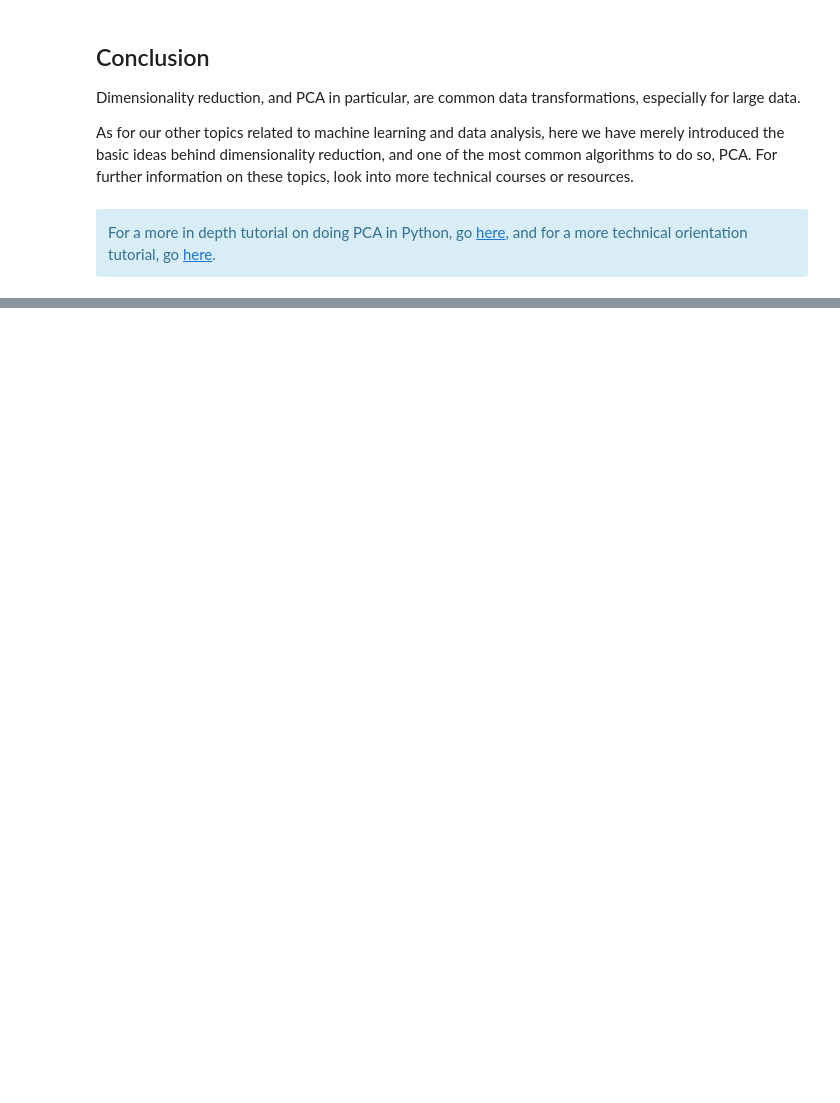
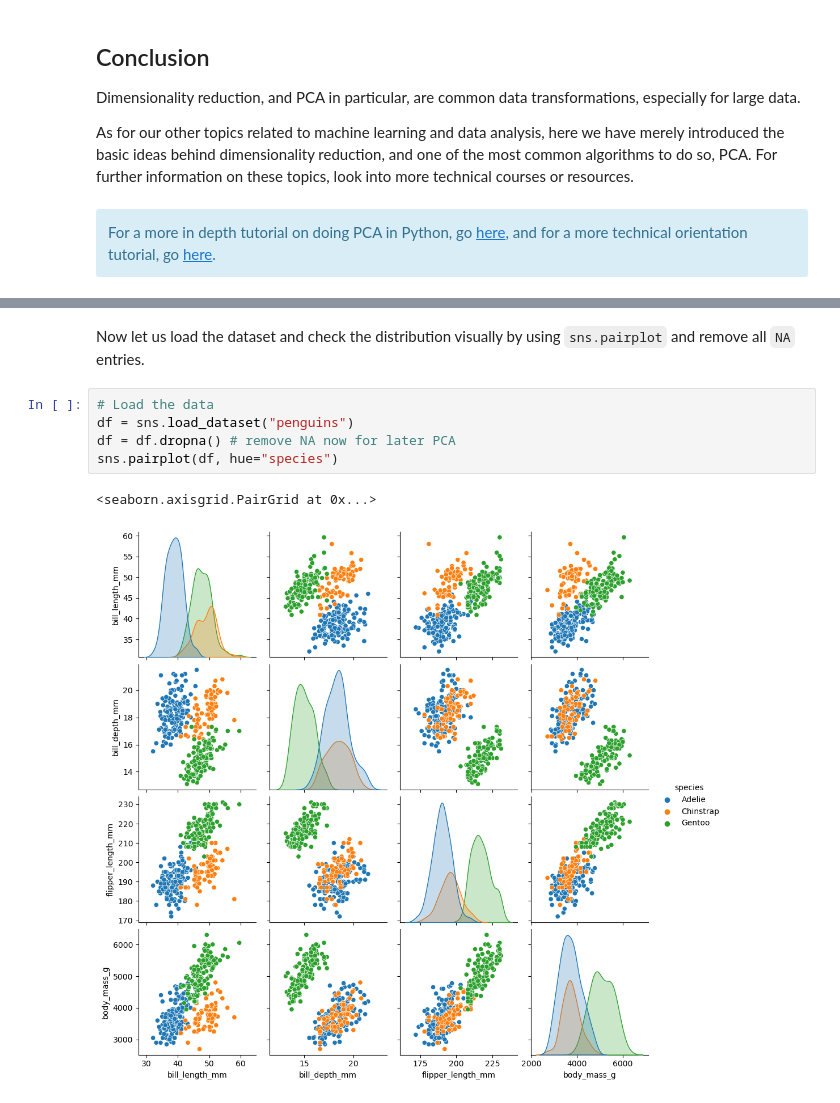
Before and after one commit to EEGLabUKSH/datascience_in_practice, a Jupyter notebook: _build/jupyter_execute/tutorials/05-3-DimensionalityReduction.ipynb, the cells around one changed output, grey strips where cells are left out. Saved outputs shown, nothing was run; the diff lists cells and outputs as text; blank space fills up the shorter version.

```diff
--- a/_build/jupyter_execute/tutorials/05-3-DimensionalityReduction.ipynb
+++ b/_build/jupyter_execute/tutorials/05-3-DimensionalityReduction.ipynb
@@ -171,0 +184,10 @@ and for a more technical orientation tutorial, go
+# %% [markdown]
+Now let us load the dataset and check the distribution visually by using `sns.pairplot` and remove all `NA` entries.
+# %%
+# Load the data
+df = sns.load_dataset("penguins")
+df = df.dropna() # remove NA now for later PCA
+sns.pairplot(df, hue="species")
+# %% [output]
+<seaborn.axisgrid.PairGrid at 0x...>
+[figure, added]
```
Also changed, not shown: parts of 9 cells of this notebook, 19 other files.
